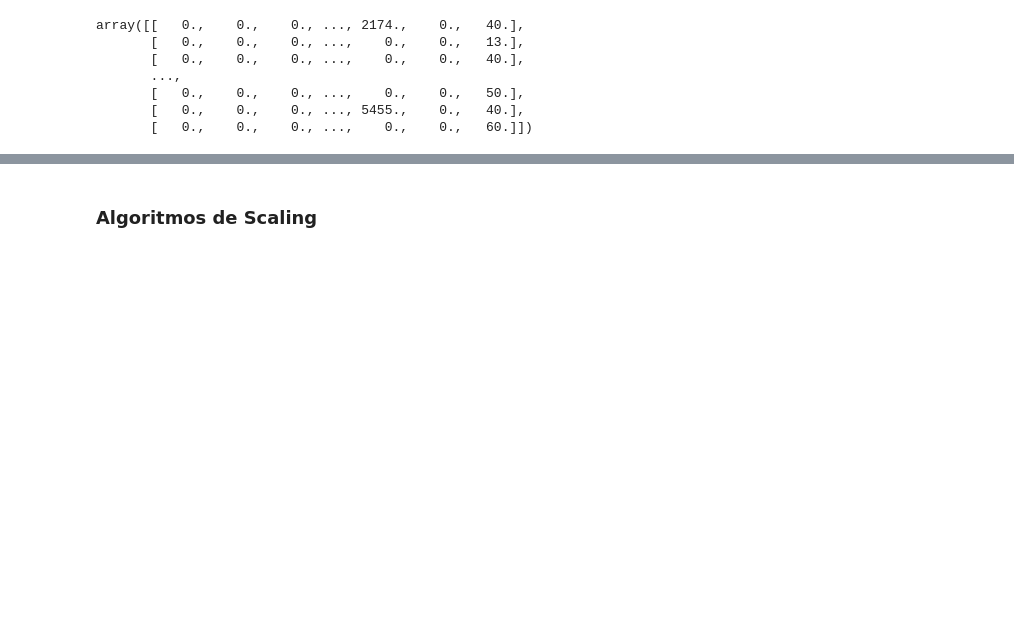
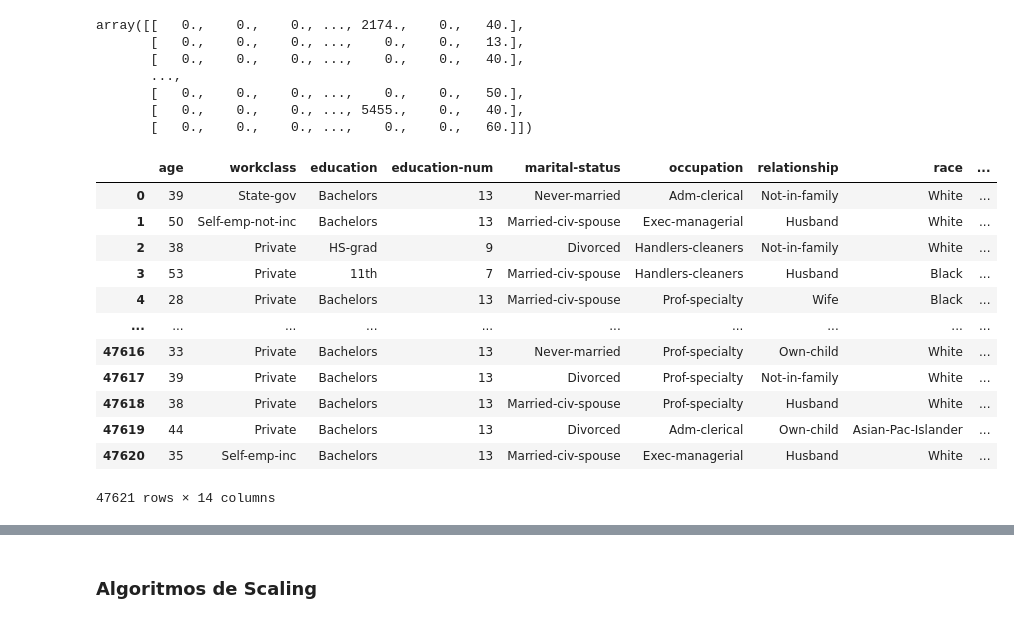
Before and after one commit to pedrobiqua/MineracaoDadosDados, a Jupyter notebook: analytics.ipynb, the cells around one changed output, grey strips where cells are left out. Saved outputs shown, nothing was run; the diff lists cells and outputs as text; code cells hidden in the pictures; blank space fills up the shorter version.

```diff
--- a/analytics.ipynb
+++ b/analytics.ipynb
@@ -332,6 +348,22 @@ all_feature_names = list(onehot_feature_names) + ordinal_col + target_enc_cols +
 # 3. Crie o DataFrame com os dados transformados e os nomes
 df_final = pd.DataFrame(X_encoded, columns=all_feature_names)
 df_final['income'] = y.values
+# %%
+df_corr
+# %% [output]
+|  | age | workclass | education | education-num | marital-status | occupation | relationship | race | ... |
+| 0 | 39 | State-gov | Bachelors | 13 | Never-married | Adm-clerical | Not-in-family | White | ... |
+| 1 | 50 | Self-emp-not-inc | Bachelors | 13 | Married-civ-spouse | Exec-managerial | Husband | White | ... |
+| 2 | 38 | Private | HS-grad | 9 | Divorced | Handlers-cleaners | Not-in-family | White | ... |
+| 3 | 53 | Private | 11th | 7 | Married-civ-spouse | Handlers-cleaners | Husband | Black | ... |
+| 4 | 28 | Private | Bachelors | 13 | Married-civ-spouse | Prof-specialty | Wife | Black | ... |
+| ... | ... | ... | ... | ... | ... | ... | ... | ... | ... |
+| 47616 | 33 | Private | Bachelors | 13 | Never-married | Prof-specialty | Own-child | White | ... |
+| 47617 | 39 | Private | Bachelors | 13 | Divorced | Prof-specialty | Not-in-family | White | ... |
+| 47618 | 38 | Private | Bachelors | 13 | Married-civ-spouse | Prof-specialty | Husband | White | ... |
+| 47619 | 44 | Private | Bachelors | 13 | Divorced | Adm-clerical | Own-child | Asian-Pac-Islander | ... |
+| 47620 | 35 | Self-emp-inc | Bachelors | 13 | Married-civ-spouse | Exec-managerial | Husband | White | ... |
+47621 rows × 14 columns
 # %%
 # @title Corelações entre as variaveis
 
```
Also changed, not shown: parts of 8 cells of this notebook.
